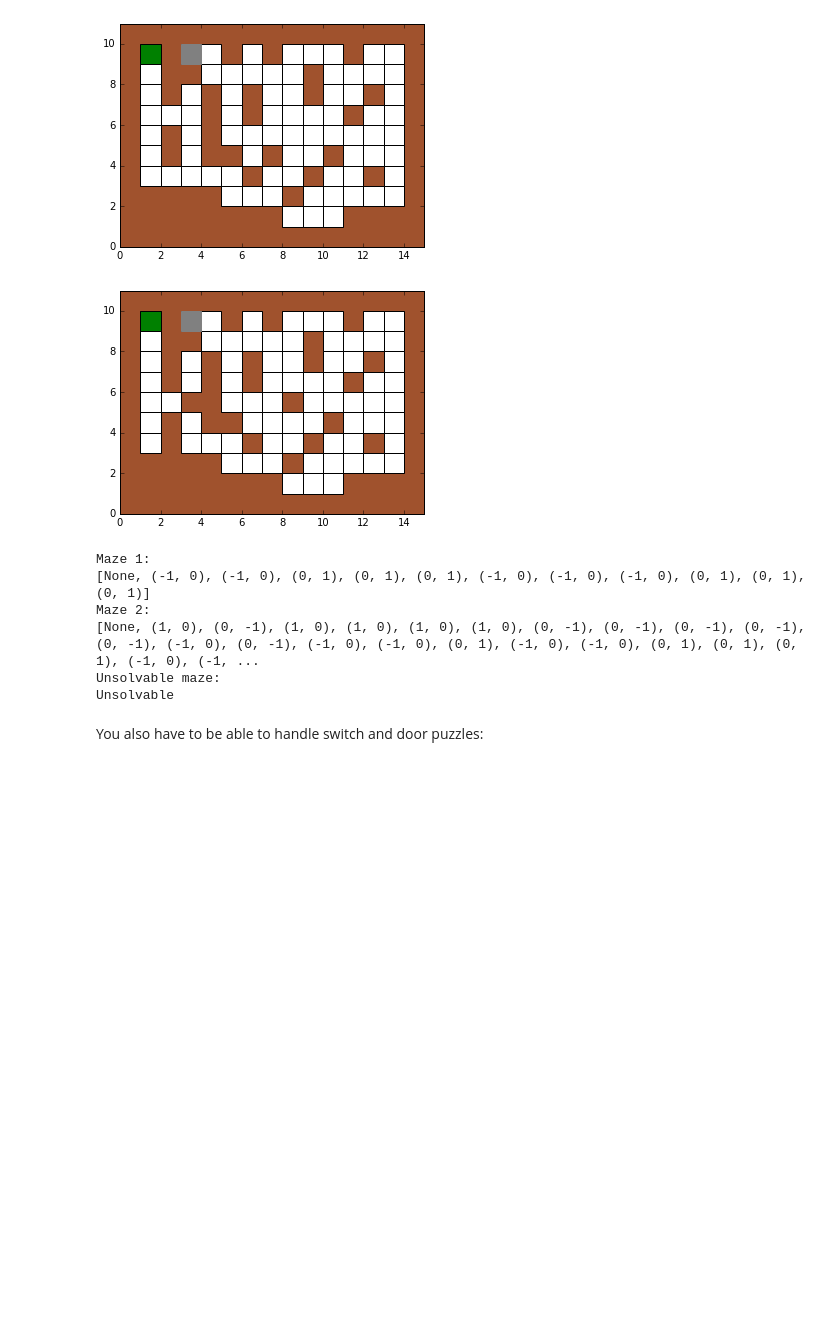
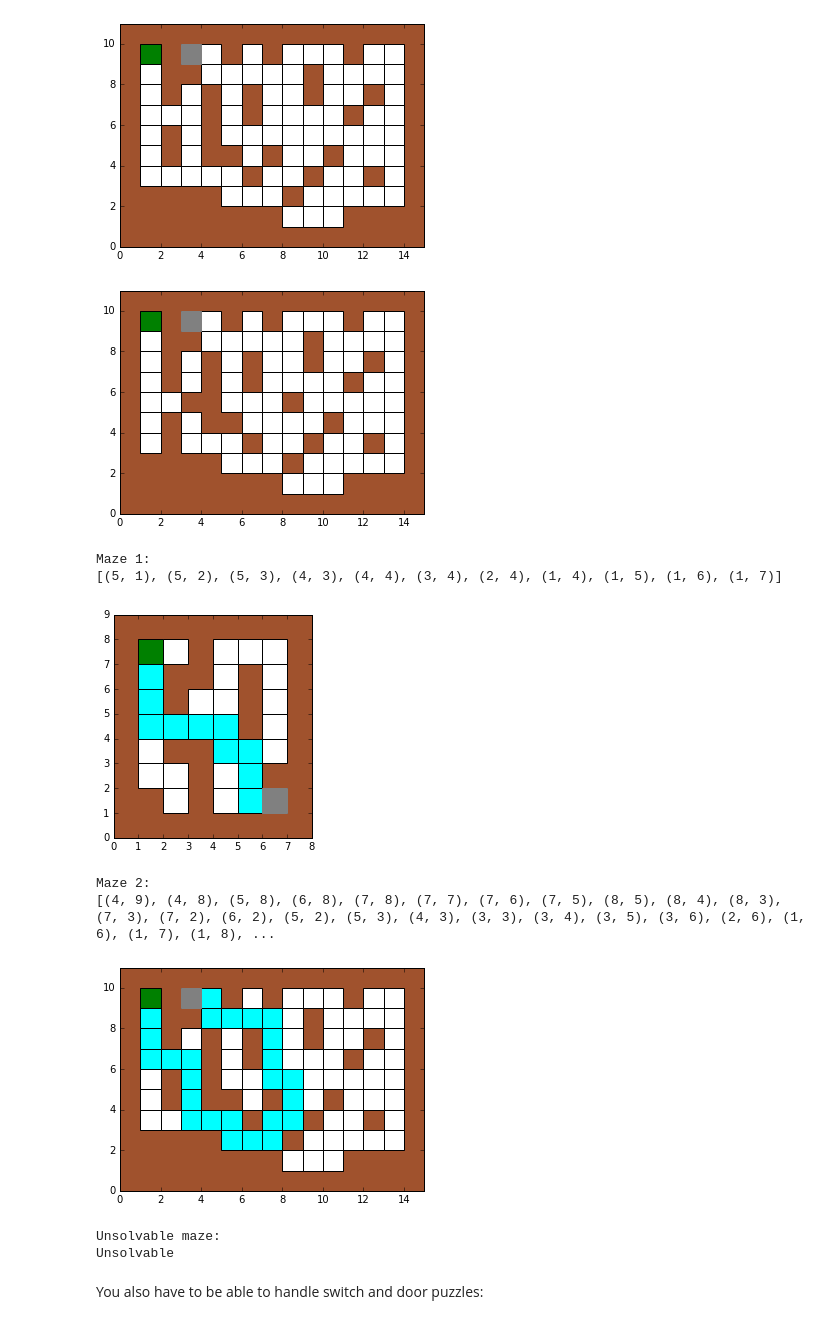
Before and after one commit to JoeOsborn/spcs-ai, a Jupyter notebook: projects/3-mazes/Deitelzweig.ipynb, the cells around one changed output. Cells and saved outputs as stored; diff of their text form; code cells hidden in the pictures; blank space fills up the shorter version.

```diff
--- a/projects/3-mazes/Deitelzweig.ipynb
+++ b/projects/3-mazes/Deitelzweig.ipynb
@@ -147,6 +147,13 @@ class Maze:
         )
         plt.show(fig1)
 
+    def paint(self, path):
+        for i in path:
+            if i != "switch":
+                (x,y) = i
+                if (x, y) != self.exit_pos:
+                    self.grid[y][x] = "e"
+
 sample=Maze([
         "##X#",
         "#.A#",
@@ -198,6 +205,7 @@ def heuristic(maze):
                 (current,move) = came_from[current]
                 path.append(move)
             path.reverse()
+            path.pop(0)
             return path
 
         for next in current.available_moves():
@@ -212,7 +220,13 @@ def heuristic(maze):
                 cost_so_far[succ] = new_cost
                 priority = new_cost + dist(goal, succ.player_pos)
                 frontier.put((priority, succ))
-                came_from[succ] = (current,next)
+                if next != "switch":
+                    (dx, dy) = next
+                    (x, y) = current.player_pos
+                    neighbor = (x+dx,y+dy)
+                    came_from[succ] = (current,neighbor)
+                else:
+                    came_from[succ] = (current,next)
 
     return "Unsolvable"
 # %%
@@ -271,17 +285,25 @@ mazeUnsolvable1().draw()
 # %%
 print("Maze 1:")
 print(heuristic(maze1()))
+m1 = maze1()
+m1.paint(heuristic(m1))
+m1.draw()
 print("Maze 2:")
 print(heuristic(maze2()))
+m2 = maze2()
+m2.paint(heuristic(m2))
+m2.draw()
 print("Unsolvable maze:")
 print(heuristic(mazeUnsolvable1()))
 # %% [output]
 Maze 1:
-[None, (-1, 0), (-1, 0), (0, 1), (0, 1), (0, 1), (-1, 0), (-1, 0), (-1, 0), (0, 1), (0, 1), (0, 1)]
-Maze 2:
-[None, (1, 0), (0, -1), (1, 0), (1, 0), (1, 0), (1, 0), (0, -1), (0, -1), (0, -1), (0, -1), (0, -1), (-1, 0), (0, -1), (-1, 0), (-1, 0), (0, 1), (-1, 0), (-1, 0), (0, 1), (0, 1), (0, 1), (-1, 0), (-1, ...
-Unsolvable maze:
-Unsolvable
+[(5, 1), (5, 2), (5, 3), (4, 3), (4, 4), (3, 4), (2, 4), (1, 4), (1, 5), (1, 6), (1, 7)]
+[figure, added]
+Maze 2:
+[(4, 9), (4, 8), (5, 8), (6, 8), (7, 8), (7, 7), (7, 6), (7, 5), (8, 5), (8, 4), (8, 3), (7, 3), (7, 2), (6, 2), (5, 2), (5, 3), (4, 3), (3, 3), (3, 4), (3, 5), (3, 6), (2, 6), (1, 6), (1, 7), (1, 8), ...
+[figure, added]
+Unsolvable maze:
+Unsolvable
 # %% [markdown]
 You also have to be able to handle switch and door puzzles:
 # %%
```
Also changed, not shown: parts of 1 cell of this notebook.
